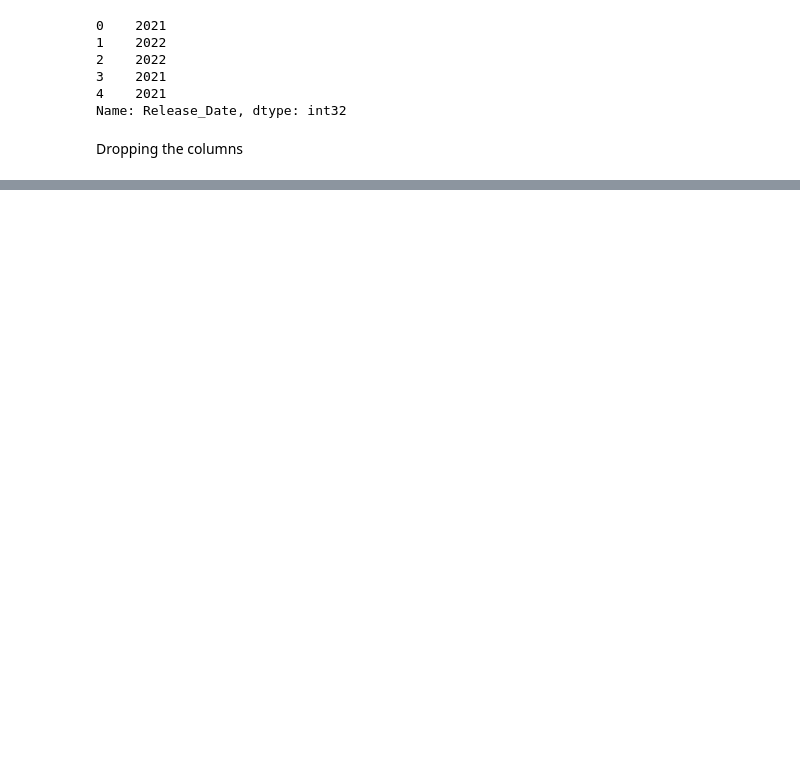
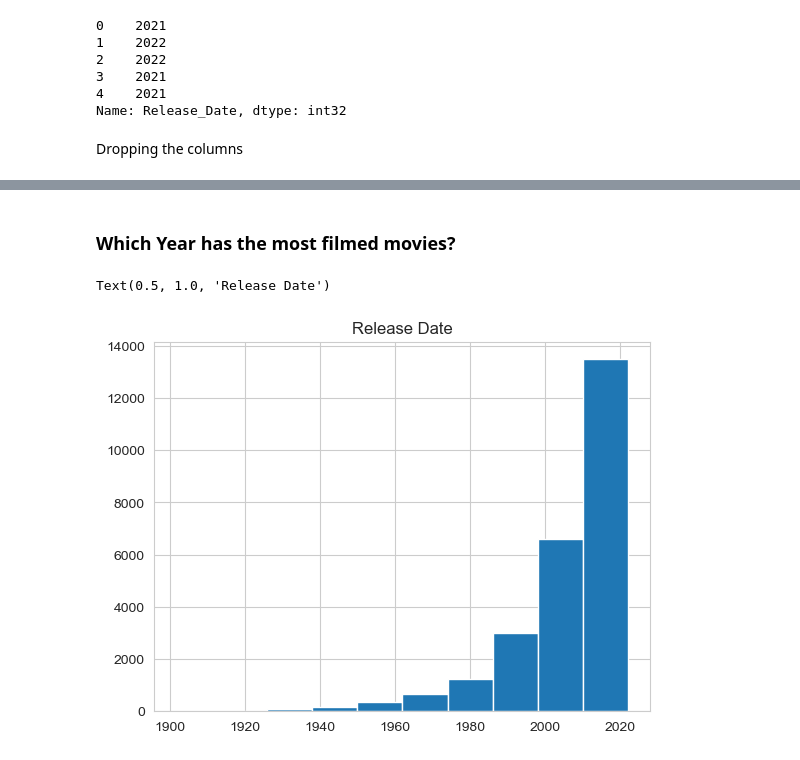
Before and after one commit to Radheya-2811/DataScience_Projects, a Jupyter notebook: MovieDataAnalysis(Netflix)/MovieDataAnalysis(netflix).ipynb, the cells around one changed output, grey strips where cells are left out. Drawn from its saved outputs; the diff is of its cells as text; code cells hidden in the pictures; blank space fills up the shorter version.

```diff
--- a/MovieDataAnalysis(Netflix)/MovieDataAnalysis(netflix).ipynb
+++ b/MovieDataAnalysis(Netflix)/MovieDataAnalysis(netflix).ipynb
@@ -106,0 +328,8 @@ cols=['Overview','Original_Language','Poster_Url']
+# %% [markdown]
+### Which Year has the most filmed movies?
+# %%
+df['Release_Date'].hist()
+plt.title("Release Date")
+# %% [output]
+Text(0.5, 1.0, 'Release Date')
+[figure, added]
```
Also changed, not shown: parts of 34 cells of this notebook.
